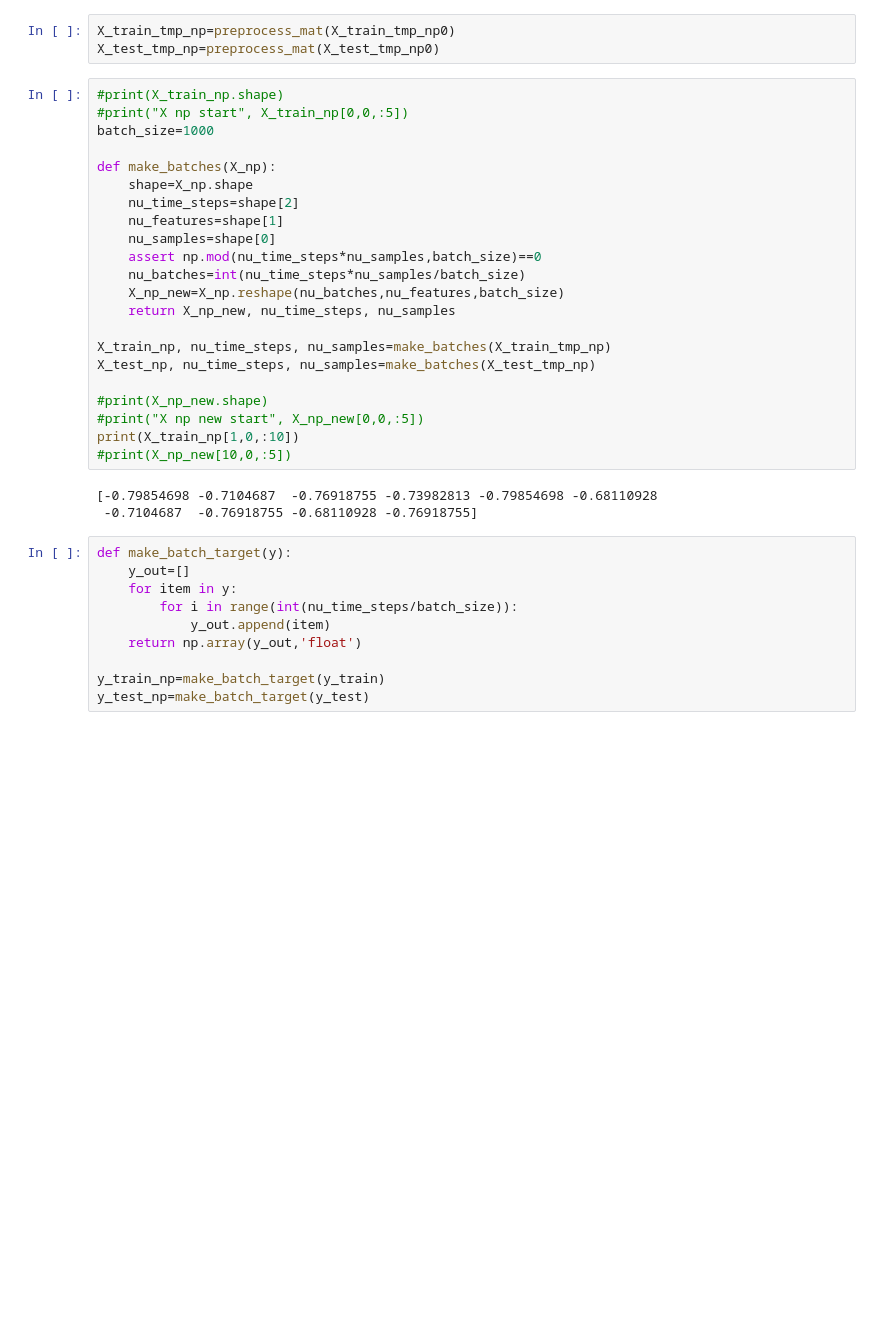
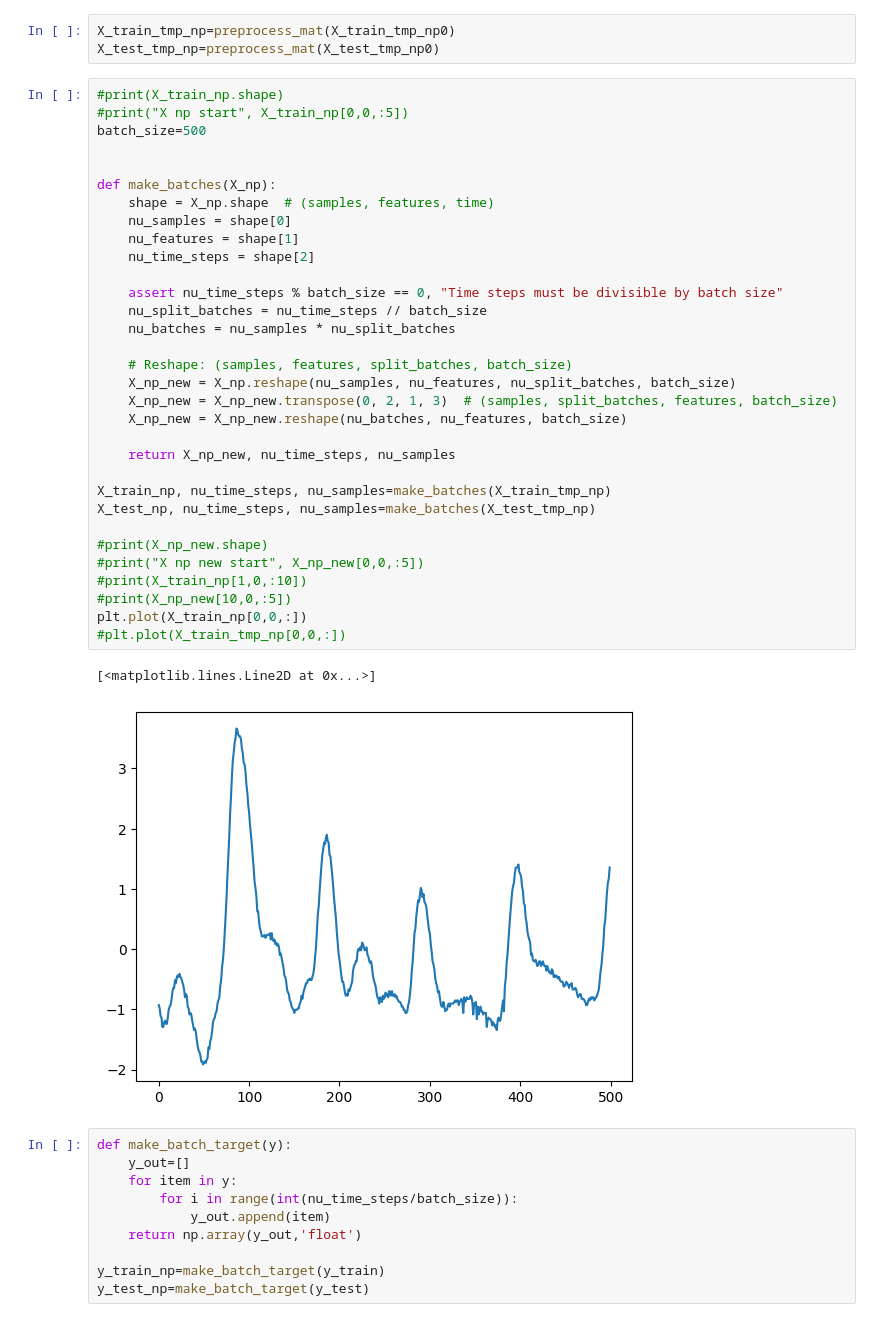
Before and after one commit to kallepalomaki/HeartRate, a Jupyter notebook: ppg_ieee2.ipynb, the cells around one changed output. Drawn from its saved outputs; the diff is of its cells as text; blank space fills up the shorter version.

```diff
--- a/ppg_ieee2.ipynb
+++ b/ppg_ieee2.ipynb
@@ -69,28 +69,38 @@ X_test_tmp_np=preprocess_mat(X_test_tmp_np0)
 # %%
 #print(X_train_np.shape)
 #print("X np start", X_train_np[0,0,:5])
-batch_size=1000
+batch_size=500
+
 
 def make_batches(X_np):
-    shape=X_np.shape
-    nu_time_steps=shape[2]
-    nu_features=shape[1]
-    nu_samples=shape[0]
-    assert np.mod(nu_time_steps*nu_samples,batch_size)==0
-    nu_batches=int(nu_time_steps*nu_samples/batch_size)
-    X_np_new=X_np.reshape(nu_batches,nu_features,batch_size)
+    shape = X_np.shape  # (samples, features, time)
+    nu_samples = shape[0]
+    nu_features = shape[1]
+    nu_time_steps = shape[2]
+
+    assert nu_time_steps % batch_size == 0, "Time steps must be divisible by batch size"
+    nu_split_batches = nu_time_steps // batch_size
+    nu_batches = nu_samples * nu_split_batches
+
+    # Reshape: (samples, features, split_batches, batch_size)
+    X_np_new = X_np.reshape(nu_samples, nu_features, nu_split_batches, batch_size)
+    X_np_new = X_np_new.transpose(0, 2, 1, 3)  # (samples, split_batches, features, batch_size)
+    X_np_new = X_np_new.reshape(nu_batches, nu_features, batch_size)
+
     return X_np_new, nu_time_steps, nu_samples
 
 X_train_np, nu_time_steps, nu_samples=make_batches(X_train_tmp_np)
 X_test_np, nu_time_steps, nu_samples=make_batches(X_test_tmp_np)
 
 #print(X_np_new.shape)
 #print("X np new start", X_np_new[0,0,:5])
-print(X_train_np[1,0,:10])
+#print(X_train_np[1,0,:10])
 #print(X_np_new[10,0,:5])
+plt.plot(X_train_np[0,0,:])
+#plt.plot(X_train_tmp_np[0,0,:])
 # %% [output]
-[-0.79854698 -0.7104687  -0.76918755 -0.73982813 -0.79854698 -0.68110928
- -0.7104687  -0.76918755 -0.68110928 -0.76918755]
+[<matplotlib.lines.Line2D at 0x...>]
+[figure, added]
 # %%
 def make_batch_target(y):
     y_out=[]
```
Also changed, not shown: parts of 8 cells of this notebook, 2 other files.
